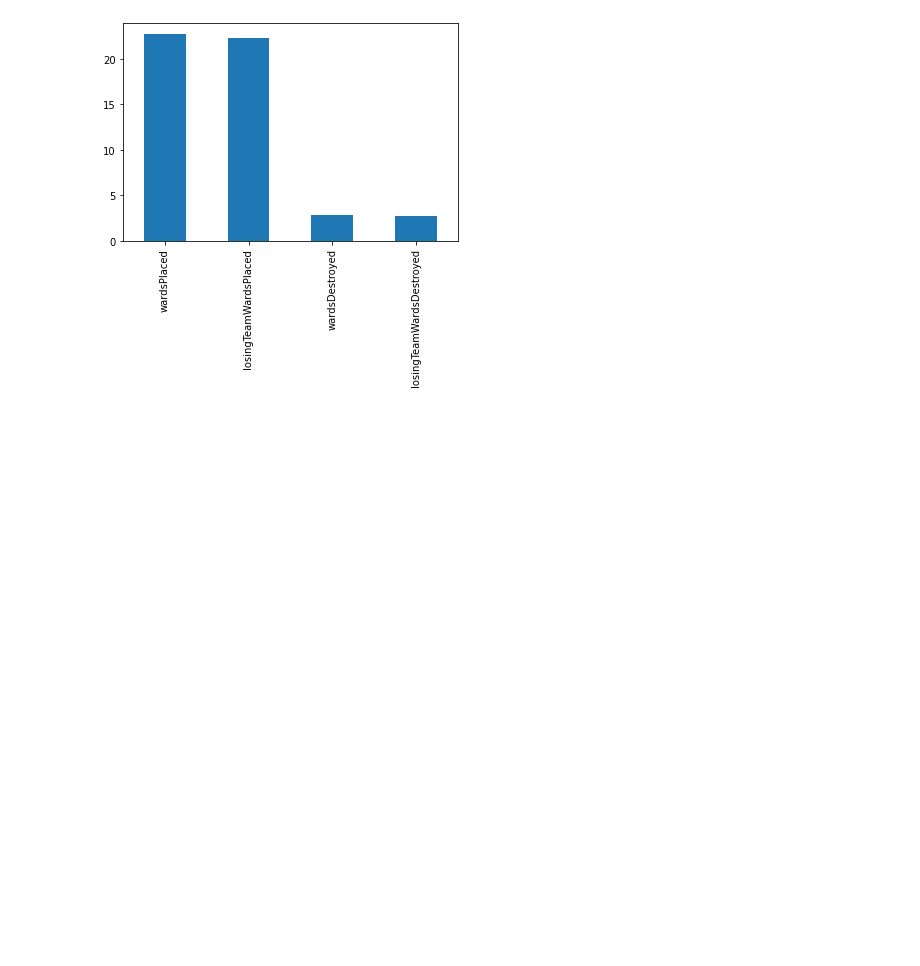
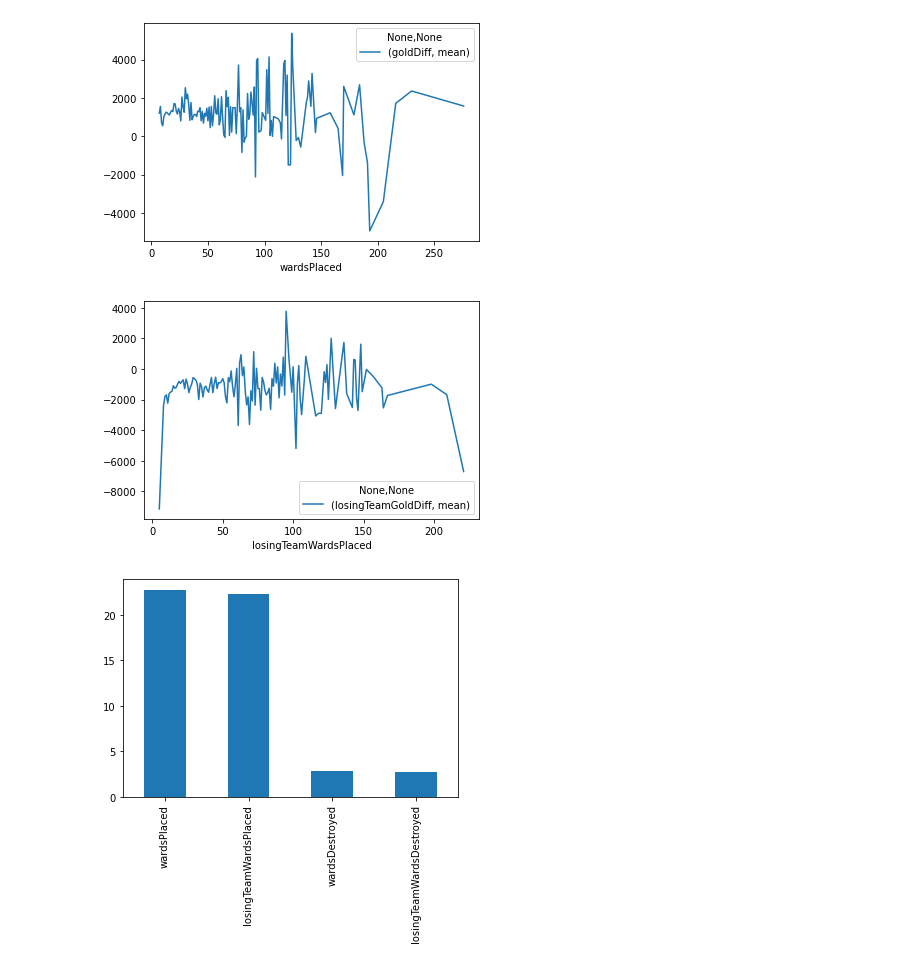
Before and after one commit to Nakheem/Data301, a Jupyter notebook: analysis/Nakheem/analysis.ipynb, the cells around one changed output. Drawn from its saved outputs; the diff is of its cells as text; code cells hidden in the pictures; blank space fills up the shorter version.

```diff
--- a/analysis/Nakheem/analysis.ipynb
+++ b/analysis/Nakheem/analysis.ipynb
@@ -70,3 +62,10 @@ df1 = df.groupby('kills').agg({'goldDiff': ['mean']}).plot(kind ='bar')
+# %%
+#Unlike kills the same cannot be said about wards, the amout of gold doesnt seem to affect the wards placed for wining or losing team.
+wardData = df.groupby('wardsPlaced').agg({'goldDiff':['mean']}).plot()
+wardDatal = df.groupby('losingTeamWardsPlaced').agg({'losingTeamGoldDiff':['mean']}).plot()
+# %% [output]
+[figure, added]
+[figure, added]
 # %%
 #Comparing averge wards, not much off a change. I think this shows that both teams are placeing and destroying
 #similar amount of wards, with the wining team averaging one more ward a game
```
Also changed, not shown: parts of 2 cells of this notebook.
